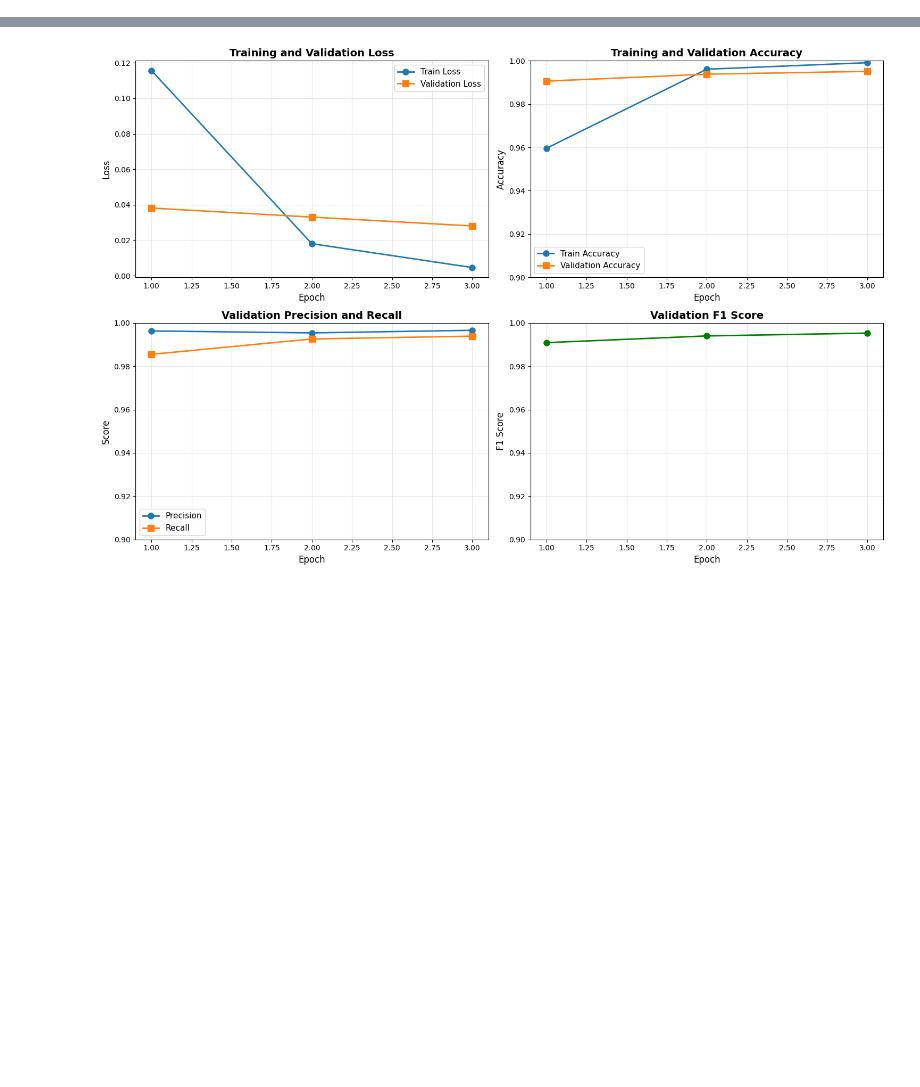
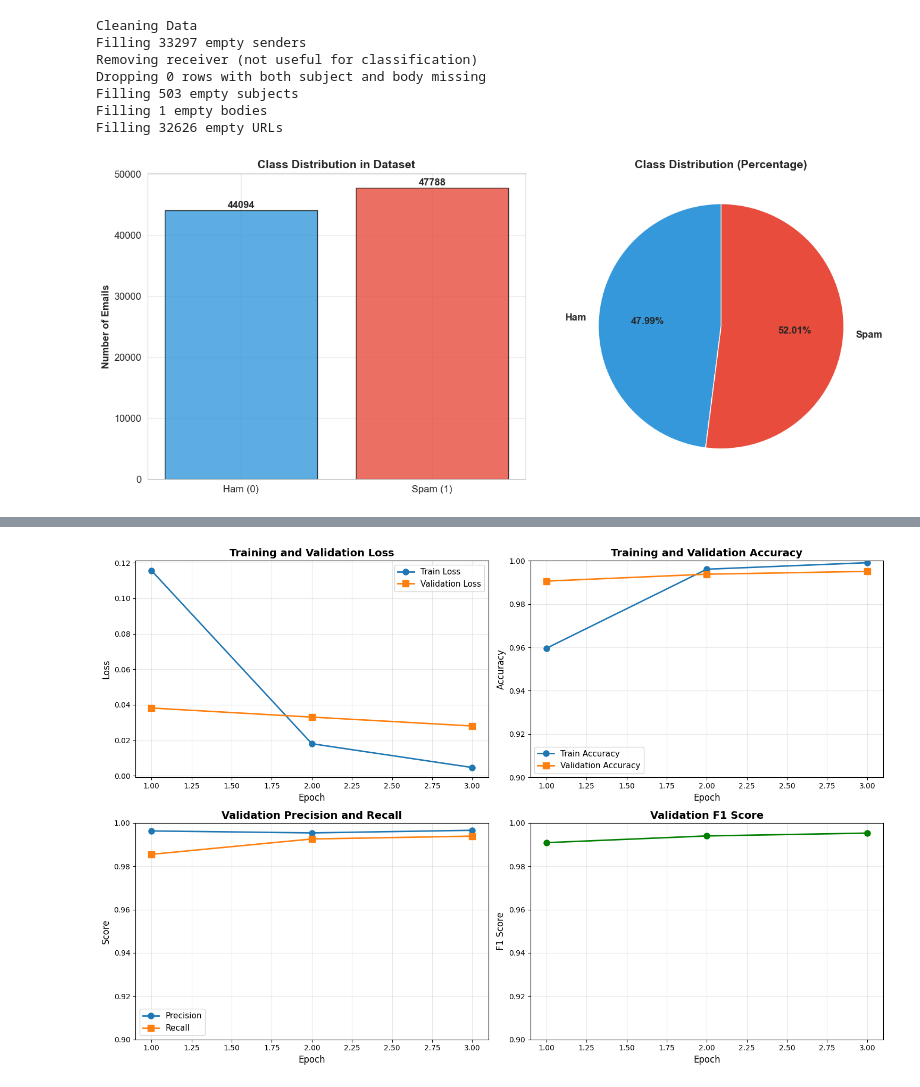
Before and after one commit to ottjb/Cross-Dataset-Generalization-Spam-Detection, a Jupyter notebook: Figures.ipynb, the cells around one changed output, grey strips where cells are left out. Cells and saved outputs as stored; diff of their text form; code cells hidden in the pictures; blank space fills up the shorter version.

Commit message:
Extra Figures added

```diff
--- a/Figures.ipynb
+++ b/Figures.ipynb
@@ -12,3 +12,76 @@ warnings.filterwarnings('ignore')
 sns.set_style("whitegrid")
 plt.rcParams['figure.figsize'] = (10, 6)
 plt.rcParams['font.size'] = 12
+# %%
+CEAS_08 = pd.read_csv("datasets/CEAS_08.csv", encoding="utf-8", on_bad_lines="skip")
+ENRON = pd.read_csv("datasets/Enron.csv", encoding="utf-8", on_bad_lines="skip")
+LING = pd.read_csv("datasets/Ling.csv", encoding="utf-8", on_bad_lines="skip")
+NAZARIO = pd.read_csv("datasets/Nazario.csv", encoding="utf-8", on_bad_lines="skip")
+NAZARIO_5 = pd.read_csv("datasets/Nazario_5.csv", encoding="utf-8", on_bad_lines="skip")
+NIGERIAN_FRAUD = pd.read_csv("datasets/Nigerian_Fraud.csv", encoding="utf-8", on_bad_lines="skip")
+NIGERIAN_5 = pd.read_csv("datasets/Nigerian_5.csv", encoding="utf-8", on_bad_lines="skip")
+SPAMASSASSIN = pd.read_csv("datasets/SpamAssasin.csv", encoding="utf-8", on_bad_lines="skip")
+
+dfs = [CEAS_08, ENRON, LING, NAZARIO, NAZARIO_5, NIGERIAN_FRAUD, NIGERIAN_5, SPAMASSASSIN]
+df = pd.concat(dfs, axis=0, ignore_index=True)
+
+print("Cleaning Data")
+
+print(f"Filling {df['sender'].isnull().sum()} empty senders")
+df['sender'] = df['sender'].fillna("[NO_SENDER]")
+
+print("Removing receiver (not useful for classification)")
+df = df.drop('sender', axis=1)
+df = df.drop('receiver', axis=1)
+df = df.drop('date', axis=1)
+
+both_missing = df['subject'].isnull() & df['body'].isnull()
+print(f"Dropping {both_missing.sum()} rows with both subject and body missing")
+if both_missing.sum() > 0:
+    print("Dropping rows with no text content at all...")
+    df = df[~both_missing]
+
+print(f"Filling {df['subject'].isnull().sum()} empty subjects")
+df['subject'] = df['subject'].fillna('[NO_SUBJECT]')
+
+print(f"Filling {df['body'].isnull().sum()} empty bodies")
+df['body'] = df['body'].fillna('[NO_BODY]')
+
+print(f"Filling {df['urls'].isnull().sum()} empty URLs")
+df['urls'] = df['urls'].apply(
+    lambda x: 0 if x == '[]' or x == 0 else 1
+)
+
+
+def plot_dataset_distribution(df):
+    fig, axes = plt.subplots(1, 2, figsize=(14, 6))
+
+    label_counts = df['label'].value_counts().sort_index()
+    colors = ['#3498db', '#e74c3c']
+
+    axes[0].bar(['Ham (0)', 'Spam (1)'], label_counts.values, color=colors, alpha=0.8, edgecolor='black')
+    axes[0].set_ylabel('Number of Emails', fontsize=12, fontweight='bold')
+    axes[0].set_title('Class Distribution in Dataset', fontsize=14, fontweight='bold')
+    axes[0].grid(True, alpha=0.3, axis='y')
+
+    for i, v in enumerate(label_counts.values):
+        axes[0].text(i, v + 100, str(v), ha='center', va='bottom', fontsize=12, fontweight='bold')
+
+    axes[1].pie(label_counts.values, labels=['Ham', 'Spam'], autopct='%1.2f%%',
+               colors=colors, startangle=90, textprops={'fontsize': 12, 'weight': 'bold'})
+    axes[1].set_title('Class Distribution (Percentage)', fontsize=14, fontweight='bold')
+
+    plt.tight_layout()
+    plt.savefig('dataset_distribution.png', dpi=300, bbox_inches='tight')
+    plt.show()
+
+plot_dataset_distribution(df)
+# %% [output]
+Cleaning Data
+Filling 33297 empty senders
+Removing receiver (not useful for classification)
+Dropping 0 rows with both subject and body missing
+Filling 503 empty subjects
+Filling 1 empty bodies
+Filling 32626 empty URLs
+[figure, added]
```
Also changed, not shown: parts of 4 cells of this notebook, 5 other files.
